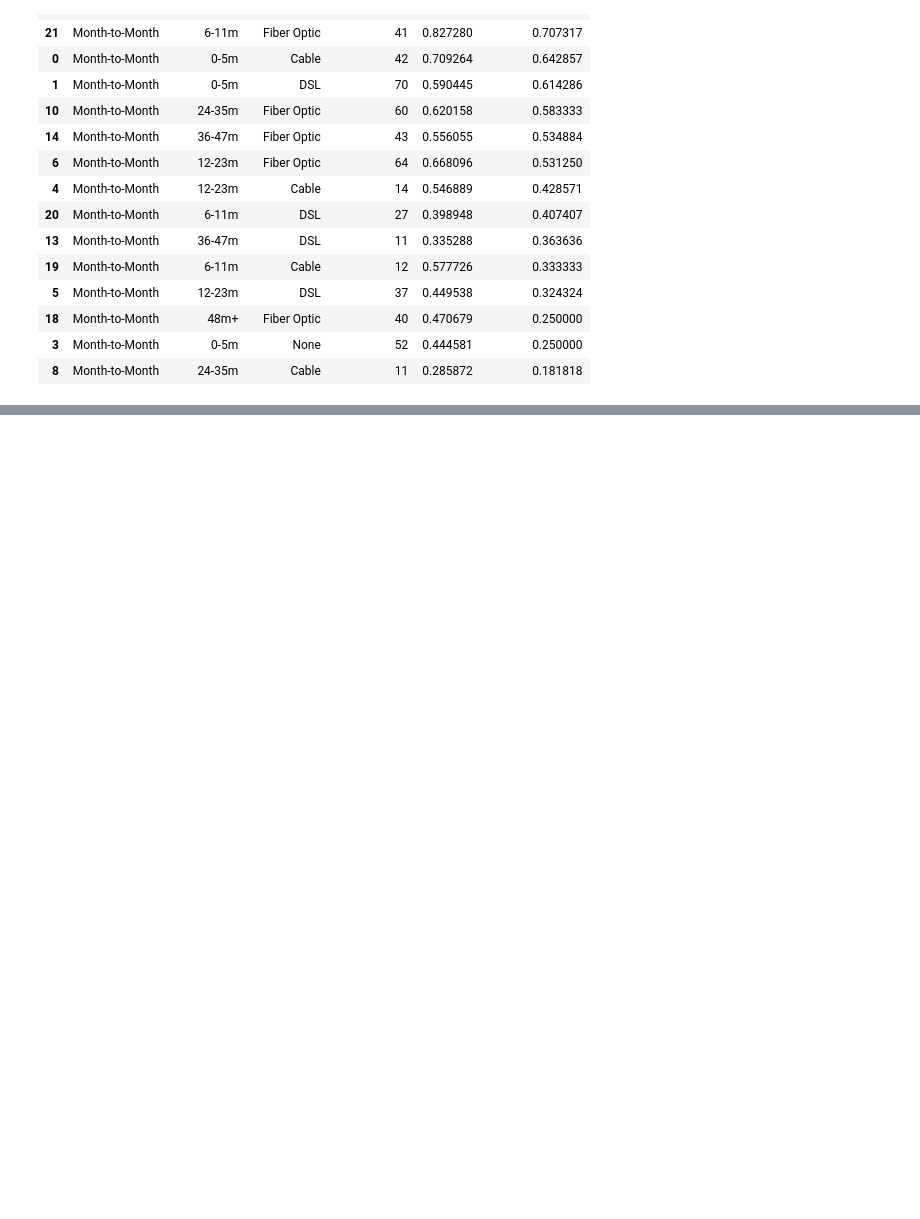
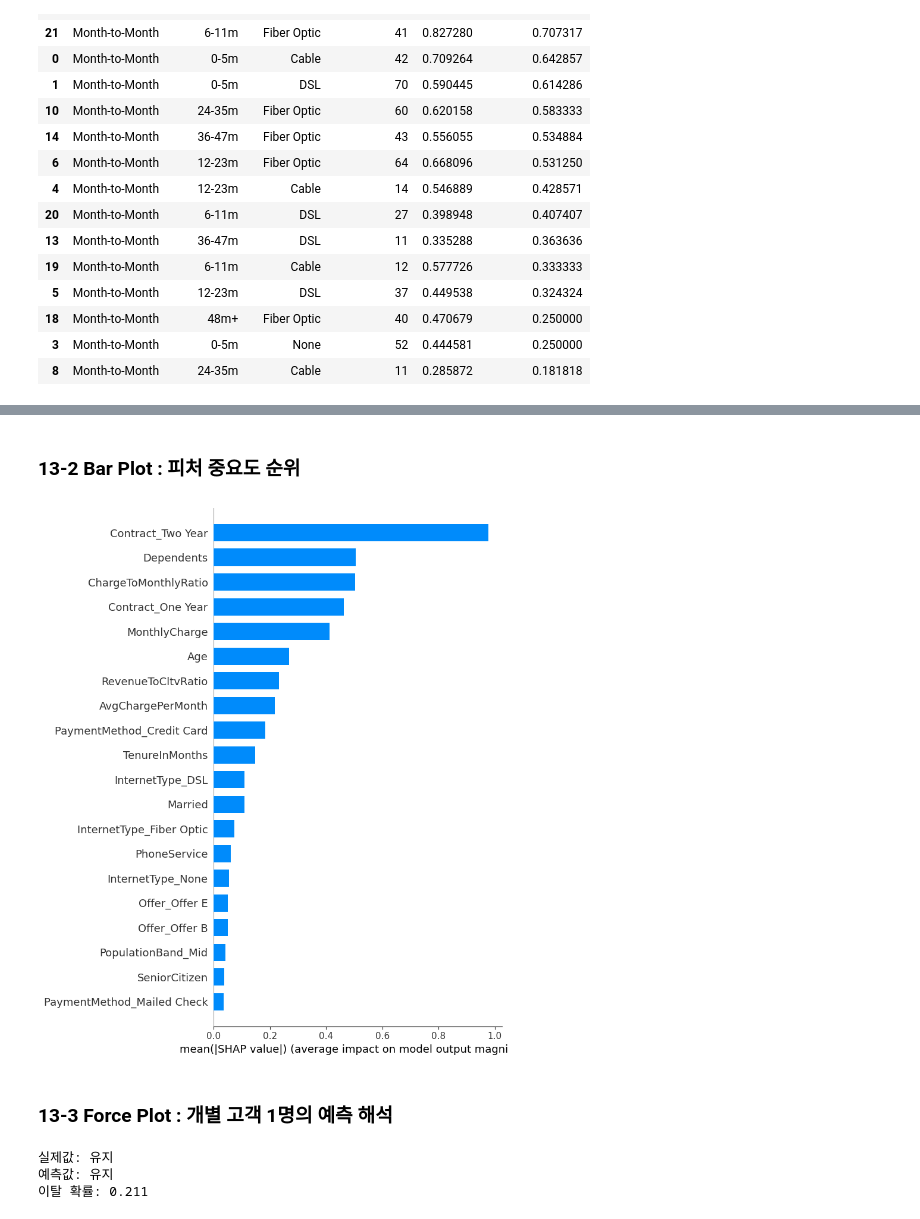
Before and after one commit to ppark6189/telco_churn_prediction_analysis, a Jupyter notebook: notebook/Telco_Churn_Analysis_EDA_to_Machine_Learning.ipynb, the cells around one changed output, grey strips where cells are left out. Saved outputs shown, nothing was run; the diff lists cells and outputs as text; code cells hidden in the pictures; blank space fills up the shorter version.

```diff
--- a/notebook/Telco_Churn_Analysis_EDA_to_Machine_Learning.ipynb
+++ b/notebook/Telco_Churn_Analysis_EDA_to_Machine_Learning.ipynb
@@ -1135,0 +1279,13 @@ symptom_rules.head(15)
+# %% [markdown]
+### 13-2 Bar Plot : 피처 중요도 순위
+# %%
+shap.summary_plot(
+    shap_values_fs,
+    X_fs_test,
+    feature_names=X_fs_test.columns,
+    plot_type="bar"
+)
+# %% [output]
+[figure, added]
+# %% [markdown]
+### 13-3 Force Plot : 개별 고객 1명의 예측 해석
@@ -1135,0 +1295,9 @@ symptom_rules.head(15)
+# %%
+#실제값, 예측값, 이탈 확률 확인
+print(f"실제값: {'이탈' if y_fs_test.iloc[idx] == 1 else '유지'}")
+print(f"예측값: {'이탈' if xgb_model_fs.predict(X_fs_test.iloc[[idx]])[0] == 1 else '유지'}")
+print(f"이탈 확률: {xgb_model_fs.predict_proba(X_fs_test.iloc[[idx]])[0][1]:.3f}")
+# %% [output]
+실제값: 유지
+예측값: 유지
+이탈 확률: 0.211
```
Also changed, not shown: parts of 51 cells of this notebook, 1 other file.
